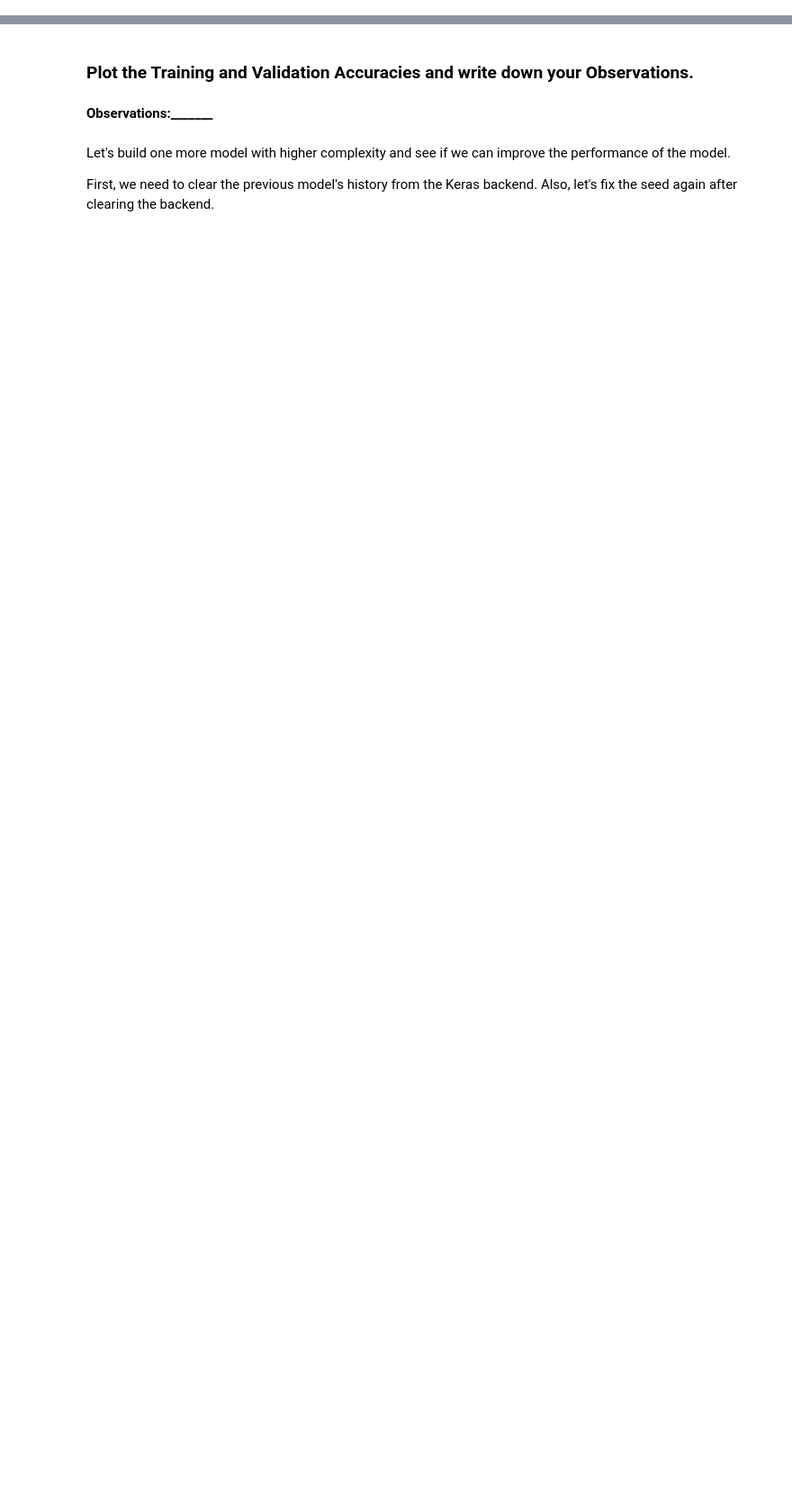
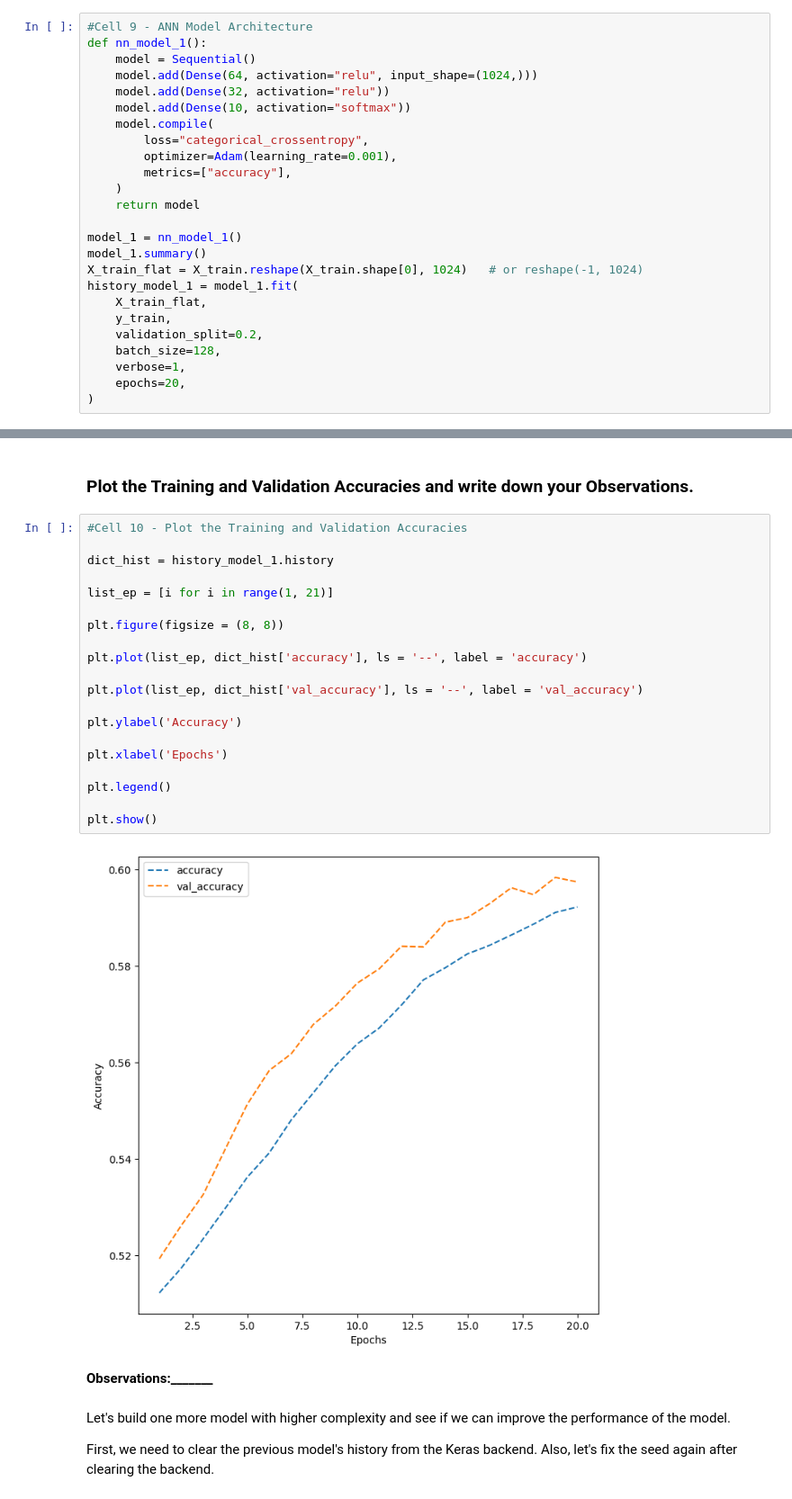
Before and after one commit to lino-5r/MIT-AAIDS, a Jupyter notebook: High_Code_SVHN_Digit_Recognition.ipynb, the cells around one changed output, grey strips where cells are left out. Shown at 90% size. Saved outputs shown, nothing was run; the diff lists cells and outputs as text; blank space fills up the shorter version.

Commit message:
Update High_Code SVHN notebook with ANN training and progress
Made-with: Cursor

```diff
--- a/High_Code_SVHN_Digit_Recognition.ipynb
+++ b/High_Code_SVHN_Digit_Recognition.ipynb
@@ -211,3 +219,28 @@ random.seed(42)
 - Fit on the train data with a **validation split of 0.2, batch size = 128, verbose = 1, and epochs = 20**. Store the model building history to use later for visualization.
 # %% [markdown]
 ### **Build and train an ANN model as per the above mentioned architecture.**
+# %%
+#Cell 9 - ANN Model Architecture
+def nn_model_1():
+    model = Sequential()
+    model.add(Dense(64, activation="relu", input_shape=(1024,)))
+    model.add(Dense(32, activation="relu"))
+    model.add(Dense(10, activation="softmax"))
+    model.compile(
+        loss="categorical_crossentropy",
+        optimizer=Adam(learning_rate=0.001),
+        metrics=["accuracy"],
+    )
+    return model
+
+model_1 = nn_model_1()
+model_1.summary()
+X_train_flat = X_train.reshape(X_train.shape[0], 1024)   # or reshape(-1, 1024)
+history_model_1 = model_1.fit(
+    X_train_flat,
+    y_train,
+    validation_split=0.2,
+    batch_size=128,
+    verbose=1,
+    epochs=20,
+)
@@ -214,5 +278,27 @@ random.seed(42)
 # %% [markdown]
 ### **Plot the Training and Validation Accuracies and write down your Observations.**
+# %%
+#Cell 10 - Plot the Training and Validation Accuracies
+
+dict_hist = history_model_1.history
+
+list_ep = [i for i in range(1, 21)]
+
+plt.figure(figsize = (8, 8))
+
+plt.plot(list_ep, dict_hist['accuracy'], ls = '--', label = 'accuracy')
+
+plt.plot(list_ep, dict_hist['val_accuracy'], ls = '--', label = 'val_accuracy')
+
+plt.ylabel('Accuracy')
+
+plt.xlabel('Epochs')
+
+plt.legend()
+
+plt.show()
+# %% [output]
+[figure, added]
 # %% [markdown]
 **Observations:_______**
 # %% [markdown]
```
Also changed, not shown: parts of 12 cells of this notebook.
